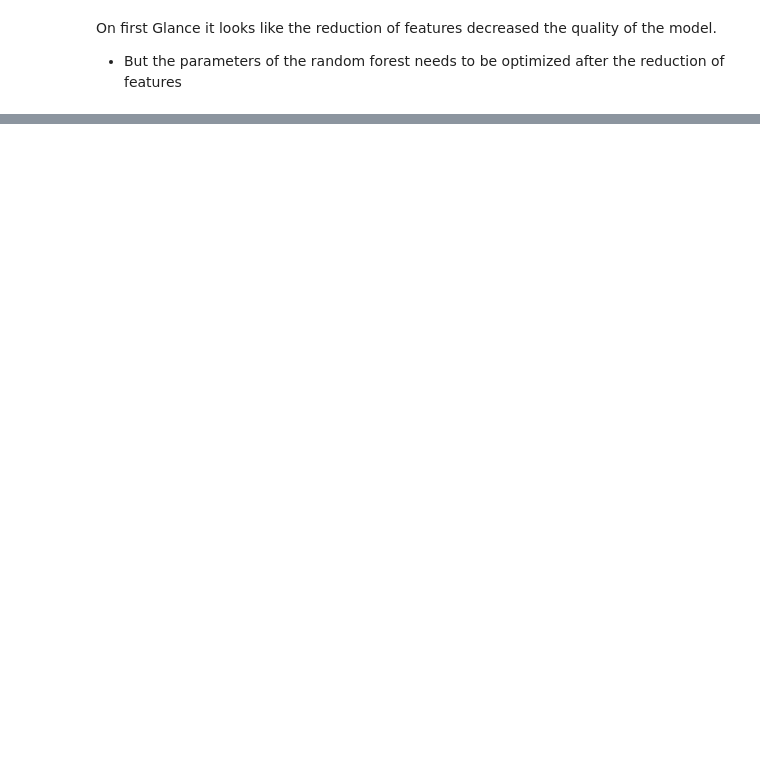
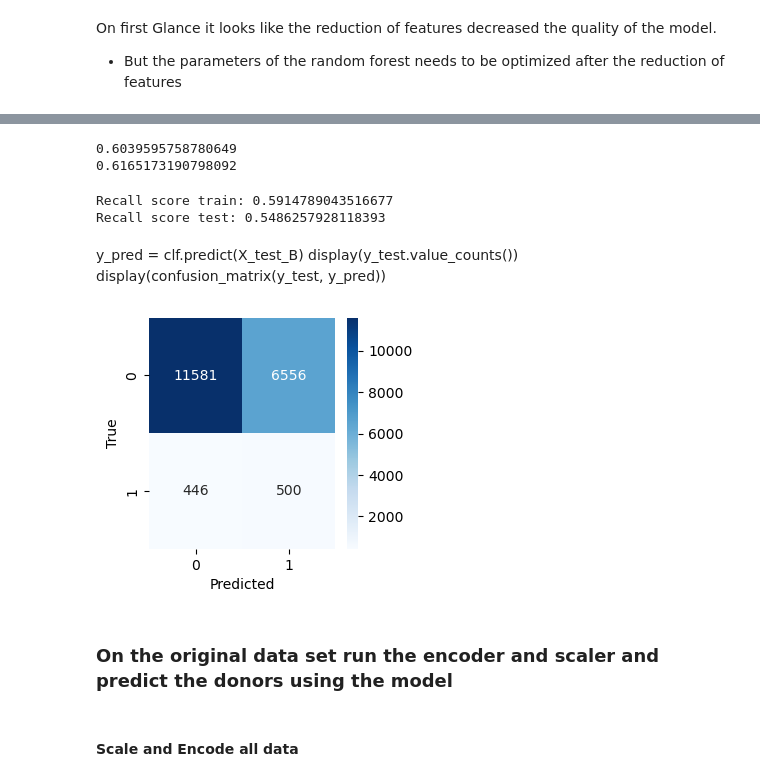
Before and after one commit to Amrmostafa-1/lab-random-forests, a Jupyter notebook: files_for_lab/lab-random-forests.ipynb, the cells around one changed output, grey strips where cells are left out. Cells and saved outputs as stored; diff of their text form; code cells hidden in the pictures; blank space fills up the shorter version.

```diff
--- a/files_for_lab/lab-random-forests.ipynb
+++ b/files_for_lab/lab-random-forests.ipynb
@@ -183,0 +196,5 @@ selected.head()
+# %%
+X_test_B = pd.DataFrame(X_test_new)
+X_test_B.head()
+X_test_B.columns = cols
+X_test_B
@@ -288,0 +281,9 @@ np.mean([0.59070713, 0.59693593, 0.59355595, 0.58903872, 0.5895198 ])
+# %%
+from sklearn.model_selection import cross_val_score
+clf = RandomForestClassifier(max_depth=6,
+                             min_samples_split=20,
+                             min_samples_leaf =20,
+                             max_samples=0.8
+                            )
+cross_val_scores = cross_val_score(clf, X_train_B, y_train, cv=10)
+print(np.mean(cross_val_scores))
@@ -288,0 +300,5 @@ np.mean([0.59070713, 0.59693593, 0.59355595, 0.58903872, 0.5895198 ])
+# %%
+clf.fit(X_train_B, y_train)
+y_pred = clf.predict(X_test_B)
+display(y_test.value_counts())
+display(confusion_matrix(y_test, y_pred))
@@ -288,0 +360,52 @@ np.mean([0.59070713, 0.59693593, 0.59355595, 0.58903872, 0.5895198 ])
+# %%
+clf = RandomForestClassifier(max_depth= 5, # max number of questions to ask
+                             min_samples_split=3, # amount of rows still considered at every question
+                             min_samples_leaf =7, # ultimate answer based on at least this many rows
+                             max_samples=0.7, # fraction of X-train to use in each tree
+                             criterion='entropy',
+                             class_weight='balanced')
+clf.fit(X_train_B, y_train)
+print(clf.score(X_train_B, y_train))
+print(clf.score(X_test_B, y_test))
+# %% [output]
+0.6039595758780649
+0.6165173190798092
+# %%
+from sklearn.metrics import recall_score
+
+y_train_pred = clf.predict(X_train_B)
+y_test_pred = clf.predict(X_test_B)
+
+# Calculate and print recall scores
+train_recall = recall_score(y_train, y_train_pred)
+test_recall = recall_score(y_test, y_test_pred)
+
+print("Recall score train:", train_recall)
+print("Recall score test:", test_recall)
+# %% [output]
+Recall score train: 0.5914789043516677
+Recall score test: 0.5486257928118393
+# %% [markdown]
+y_pred = clf.predict(X_test_B)
+display(y_test.value_counts())
+display(confusion_matrix(y_test, y_pred))
+# %%
+# Different view for the correlation matrix
+
+import seaborn as sns
+import matplotlib.pyplot as plt
+from sklearn.metrics import confusion_matrix
+
+matrix = confusion_matrix(y_test, y_pred)
+
+plt.figure(figsize=(3,3))
+sns.heatmap(matrix, annot=True, fmt="d", cmap="Blues")
+plt.xlabel('Predicted')
+plt.ylabel('True')
+plt.show()
+# %% [output]
+[figure, added]
+# %% [markdown]
+### On the original data set run the encoder and scaler and predict the donors using the model
+# %% [markdown]
+#### Scale and Encode all data
```
Also changed, not shown: parts of 107 cells of this notebook, 3 other files.
